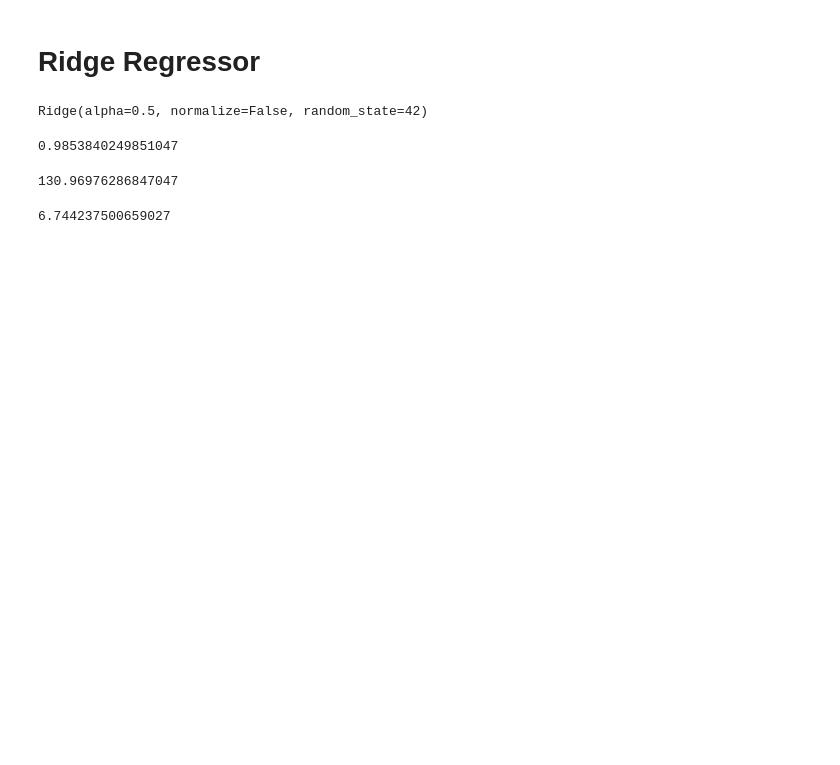
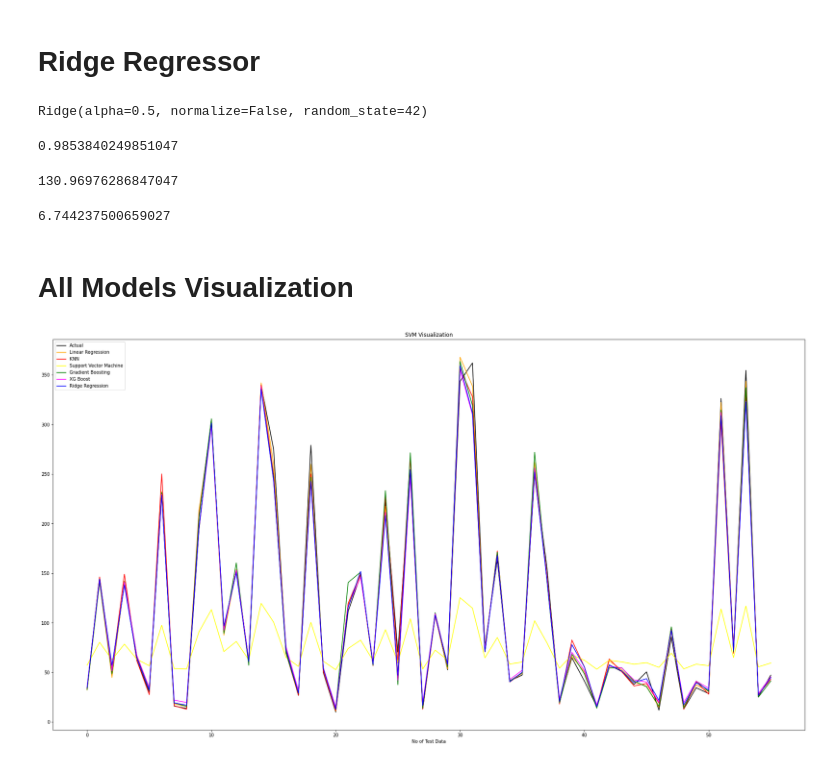
Before and after one commit to ekanshsinghrathore/Yes-Bank-Stock-Closing-Price-Prediction, a Jupyter notebook: Yes_Bank_Stock_Closing_Price_Prediction.ipynb, the cells around one changed output. Cells and saved outputs as stored; diff of their text form; code cells hidden in the pictures; blank space fills up the shorter version.

```diff
--- a/Yes_Bank_Stock_Closing_Price_Prediction.ipynb
+++ b/Yes_Bank_Stock_Closing_Price_Prediction.ipynb
@@ -500,5 +500,5 @@ import xgboost as xgb
 # %%
 # setting model and fitting data
-xgboost = xgb.XGBClassifier()
-xgboost.fit(X_train, y_train)
+model_lasso = Lasso(alpha=1)
+model_lasso.fit(X_train, y_train)
 # %% [output]
@@ -506,7 +506,7 @@ XGBClassifier(objective='multi:softprob')
 # %%
 # Predicting the Test and Train set results
-y_pred_test = xgboost.predict(X_test)
-y_pred_train = xgboost.predict(X_train)
+y_pred_train= model_lasso.predict(X_train)
+y_pred_test= model_lasso.predict(X_test)
 # %%
 # Training set accuracy
 r2_score(y_train , y_pred_train )
@@ -562,3 +579,21 @@ mean_squared_error(y_train , y_pred_ridge_train )
 mean_absolute_error(y_train , y_pred_ridge_train )
 # %% [output]
 6.744237500659027
+# %% [markdown]
+# All Models Visualization
+# %%
+# Graph showing prediction of all model fit on testing data
+plt.figure(figsize=(30,16))
+plt.plot(np.array(y_test),color='black')
+plt.plot(y_pred,color='orange')
+plt.plot(y_knn_test_pred,color='red')
+plt.plot(y_svm_test_pred,color='yellow')
+plt.plot(pred_y_test,color='green')
+plt.plot(y_pred_test,color='magenta')
+plt.plot(y_pred_ridge_test,color='blue')
+plt.title('SVM Visualization')
+plt.legend(["Actual","Linear Regression","KNN","Support Vector Machine","Gradient Boosting","XG Boost","Ridge Regression","Ridge Regression"])
+plt.xlabel('No of Test Data')
+plt.show()
+# %% [output]
+[figure, added]
```
Also changed, not shown: parts of 11 cells of this notebook.
